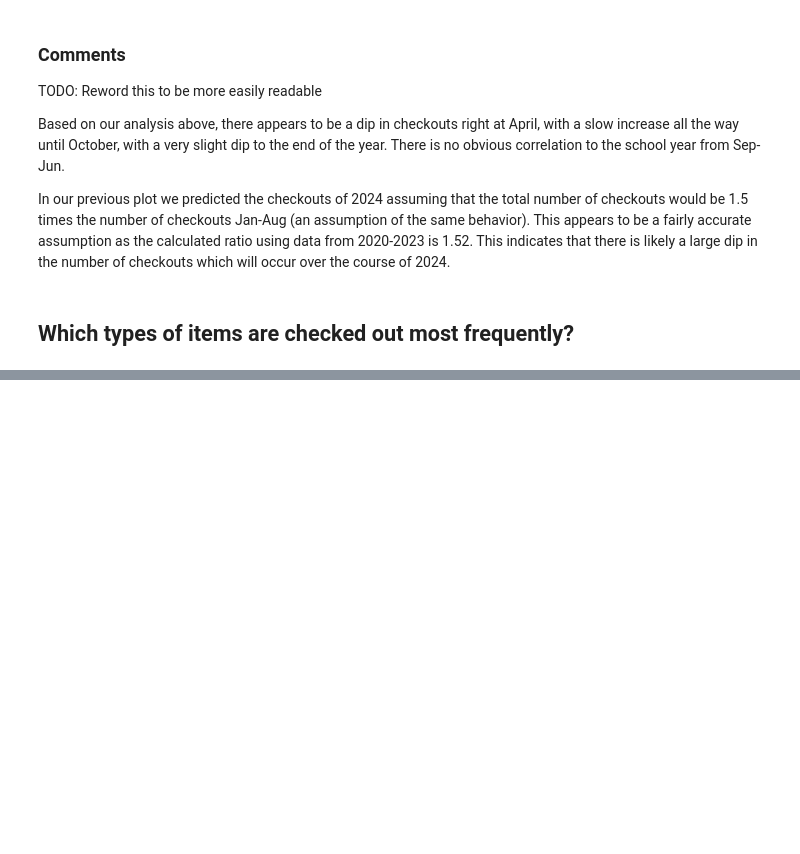
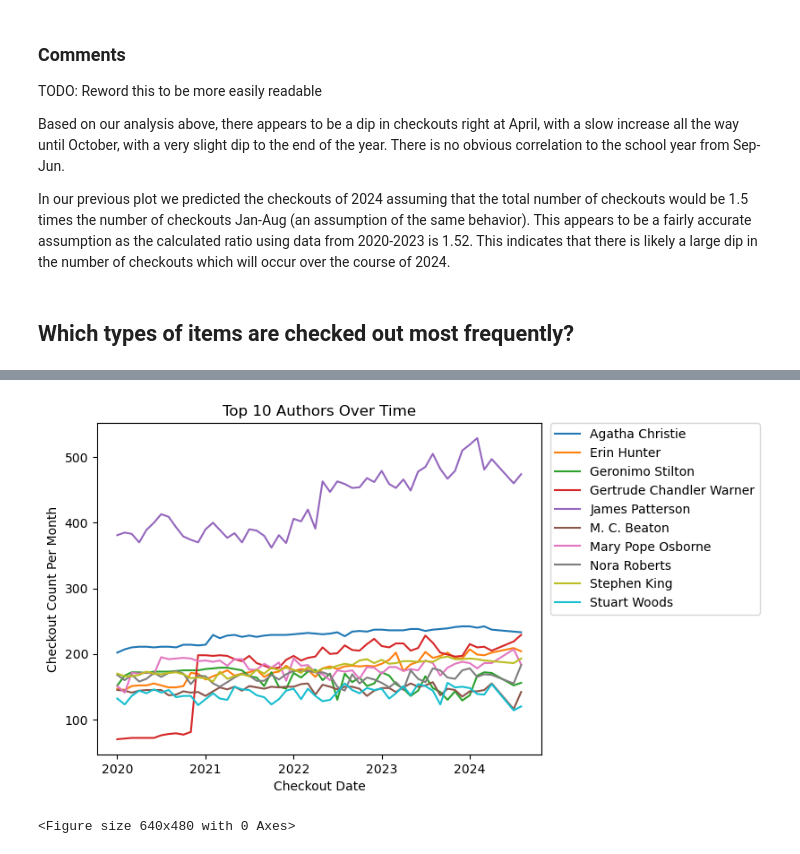
Before and after one commit to grace-blip/Seattle-Library-Project, a Jupyter notebook: Seattle_Library_Analysis.ipynb, the cells around one changed output, grey strips where cells are left out. Drawn from its saved outputs; the diff is of its cells as text; code cells hidden in the pictures; blank space fills up the shorter version.

```diff
--- a/Seattle_Library_Analysis.ipynb
+++ b/Seattle_Library_Analysis.ipynb
@@ -108,0 +160,7 @@ In our previous plot we predicted the checkouts of 2024 assuming that the total
+# %%
+checkouts_books = checkouts.loc[(checkouts['MaterialType'] == 'BOOK') | (checkouts['MaterialType'] == 'EBOOK') | (checkouts['MaterialType']=='AUDIOBOOK')]
+# %%
+top_authors = checkouts_books[['Creator','Title']].groupby(by='Creator', as_index=False).count().rename(columns={'Title':'CheckoutCount'}).sort_values(by='CheckoutCount',ascending=False, ignore_index=True)['Creator'][0:10].to_list()
+# %%
+top_author_checkouts = checkouts.dropna(subset=['Creator'],ignore_index=True)
+top_author_checkouts = top_author_checkouts[top_author_checkouts['Creator'].isin(top_authors)]
@@ -108,0 +186,16 @@ In our previous plot we predicted the checkouts of 2024 assuming that the total
+# %%
+top_author_checkouts_by_date = top_author_checkouts[['Creator','CheckoutYear','CheckoutMonth','Title']].groupby(by=['Creator','CheckoutYear','CheckoutMonth'], as_index=False).count().rename(columns={'Title':'CheckoutCount'})
+from datetime import date
+top_author_checkouts_by_date['Dummy_Day']=1
+top_author_checkouts_by_date['CheckoutDate']= pd.to_datetime({'year':top_author_checkouts_by_date['CheckoutYear'],'month':top_author_checkouts_by_date['CheckoutMonth'],'day':top_author_checkouts_by_date['Dummy_Day']})
+# %%
+sns.lineplot(data=top_author_checkouts_by_date, x='CheckoutDate',y='CheckoutCount',hue='Creator')
+plt.legend(bbox_to_anchor=(1.02, 1), loc='upper left', borderaxespad=0)
+plt.title('Top 10 Authors Over Time')
+plt.ylabel('Checkout Count Per Month')
+plt.xlabel('Checkout Date')
+plt.show()
+plt.clf()
+# %% [output]
+[figure, added]
+<Figure size 640x480 with 0 Axes>
```
Also changed, not shown: parts of 14 cells of this notebook.
